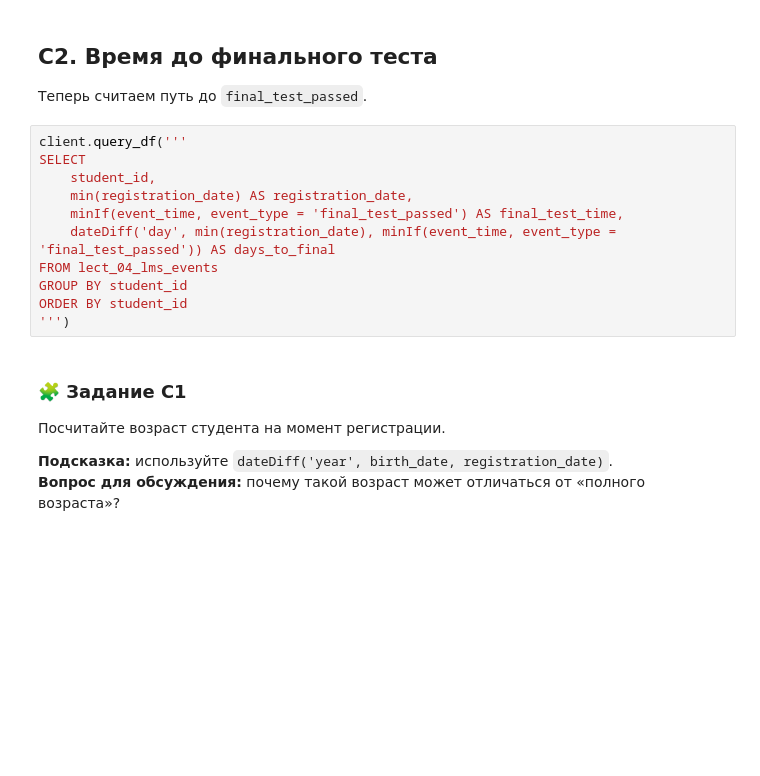
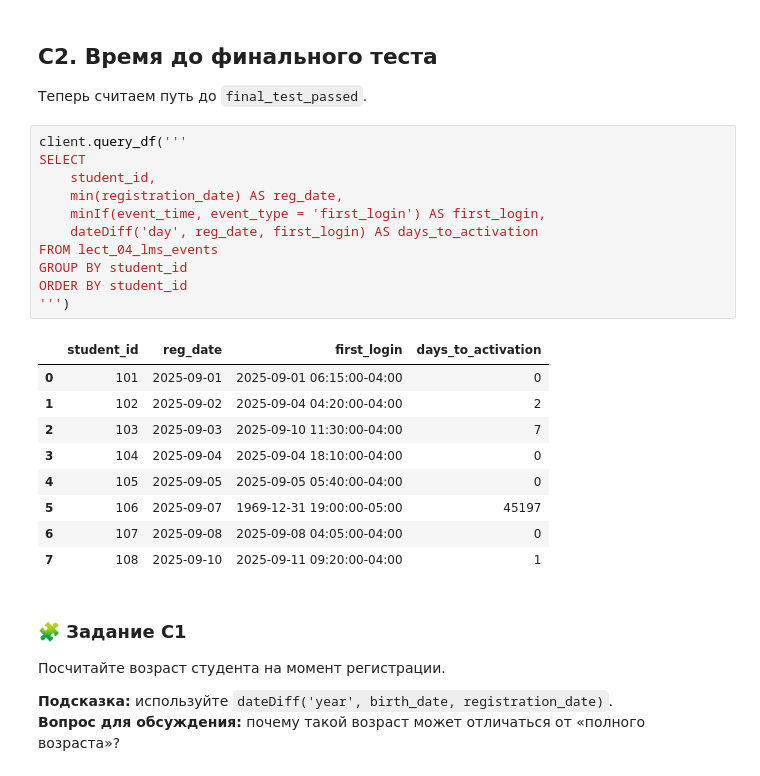
Before and after one commit to sv2001eta-svg/student_PPK, a Jupyter notebook: pr_05.ipynb, the cells around one changed output. Cells and saved outputs as stored; diff of their text form; blank space fills up the shorter version.

```diff
--- a/pr_05.ipynb
+++ b/pr_05.ipynb
@@ -353,14 +505,24 @@ ORDER BY student_id
 # %%
 client.query_df('''
 SELECT
     student_id,
-    min(registration_date) AS registration_date,
-    minIf(event_time, event_type = 'final_test_passed') AS final_test_time,
-    dateDiff('day', min(registration_date), minIf(event_time, event_type = 'final_test_passed')) AS days_to_final
+    min(registration_date) AS reg_date,
+    minIf(event_time, event_type = 'first_login') AS first_login,
+    dateDiff('day', reg_date, first_login) AS days_to_activation
 FROM lect_04_lms_events
 GROUP BY student_id
 ORDER BY student_id
 ''')
+# %% [output]
+|  | student_id | reg_date | first_login | days_to_activation |
+| 0 | 101 | 2025-09-01 | 2025-09-01 06:15:00-04:00 | 0 |
+| 1 | 102 | 2025-09-02 | 2025-09-04 04:20:00-04:00 | 2 |
+| 2 | 103 | 2025-09-03 | 2025-09-10 11:30:00-04:00 | 7 |
+| 3 | 104 | 2025-09-04 | 2025-09-04 18:10:00-04:00 | 0 |
+| 4 | 105 | 2025-09-05 | 2025-09-05 05:40:00-04:00 | 0 |
+| 5 | 106 | 2025-09-07 | 1969-12-31 19:00:00-05:00 | 45197 |
+| 6 | 107 | 2025-09-08 | 2025-09-08 04:05:00-04:00 | 0 |
+| 7 | 108 | 2025-09-10 | 2025-09-11 09:20:00-04:00 | 1 |
 # %% [markdown]
 ### 🧩 Задание C1
 
```
Also changed, not shown: parts of 37 cells of this notebook.
